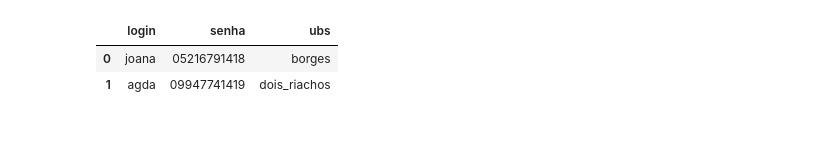
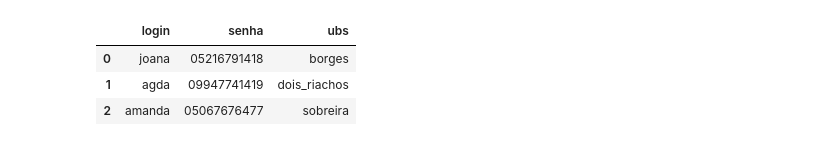
Before and after one commit to ricardoseminsta/afg_ephealth, a Jupyter notebook: afg_epHealth_hypertension_diabetes_2.0.ipynb, the cells around one changed output. Drawn from its saved outputs; the diff is of its cells as text; code cells hidden in the pictures.

```diff
--- a/afg_epHealth_hypertension_diabetes_2.0.ipynb
+++ b/afg_epHealth_hypertension_diabetes_2.0.ipynb
@@ -23,31 +23,32 @@ import traceback
 # %%
 import pandas as pd
 from datetime import datetime
 
 
-pos = 1
+pos = 2
 autentica = pd.read_excel('ls.xlsx')
 login = str(autentica['login'][pos])
 
 autentica['senha'] = autentica['senha'].astype(str)
 autentica['senha'] = autentica['senha'].str.zfill(11)
 
 senha = autentica['senha'][pos]
 
 display(autentica)
 name = str(autentica['ubs'][pos])
 data_e_hora_atuais = datetime.now()
 data_e_hora = data_e_hora_atuais.strftime('%Y-%m-%d_%H-%M')
 
 raceList = ['BRANCA', 'PRETA', 'AMARELA', 'PARDA', 'INDÍGENA', 'SEM INFORMAÇÃO']
 
 
 # nav = webdriver.Chrome(ChromeDriverManager().install())
 # nav = webdriver.Edge(EdgeChromiumDriverManager().install())
 # %% [output]
 |  | login | senha | ubs |
 | 0 | joana | 05216791418 | borges |
 | 1 | agda | 09947741419 | dois_riachos |
+| 2 | amanda | 05067676477 | sobreira |
 # %%
 def openEpHealph():
 
```
Also changed, not shown: parts of 2 cells of this notebook, 6 other files.
